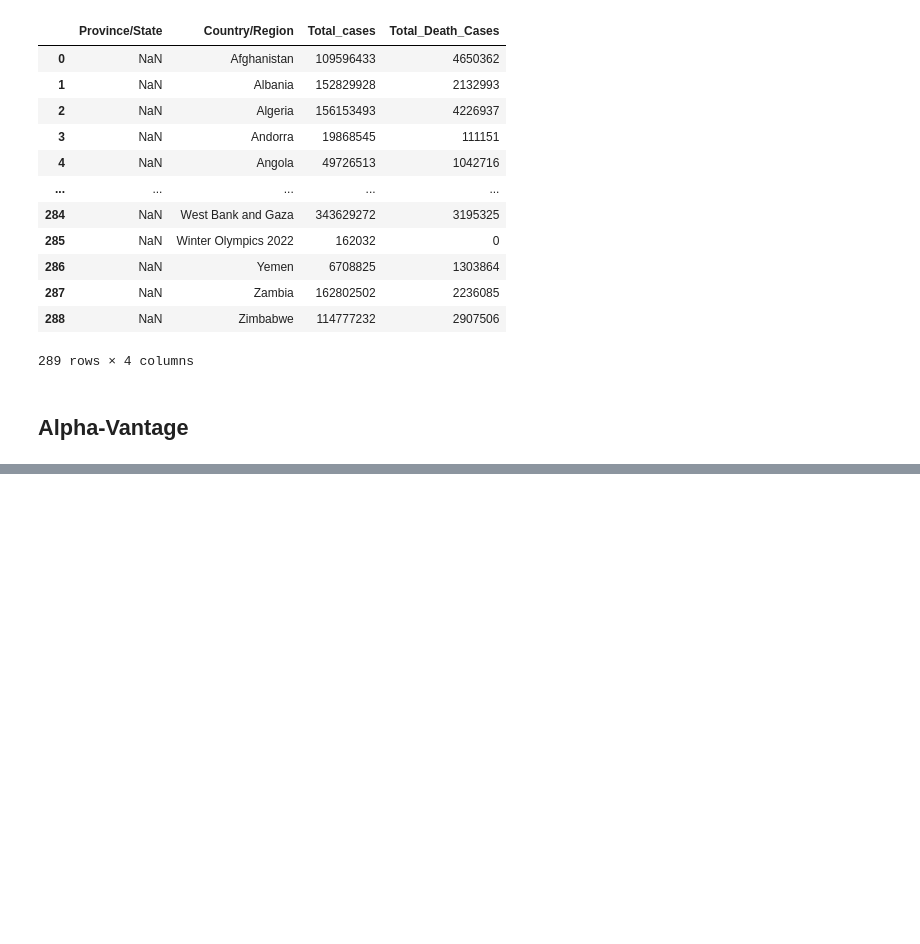
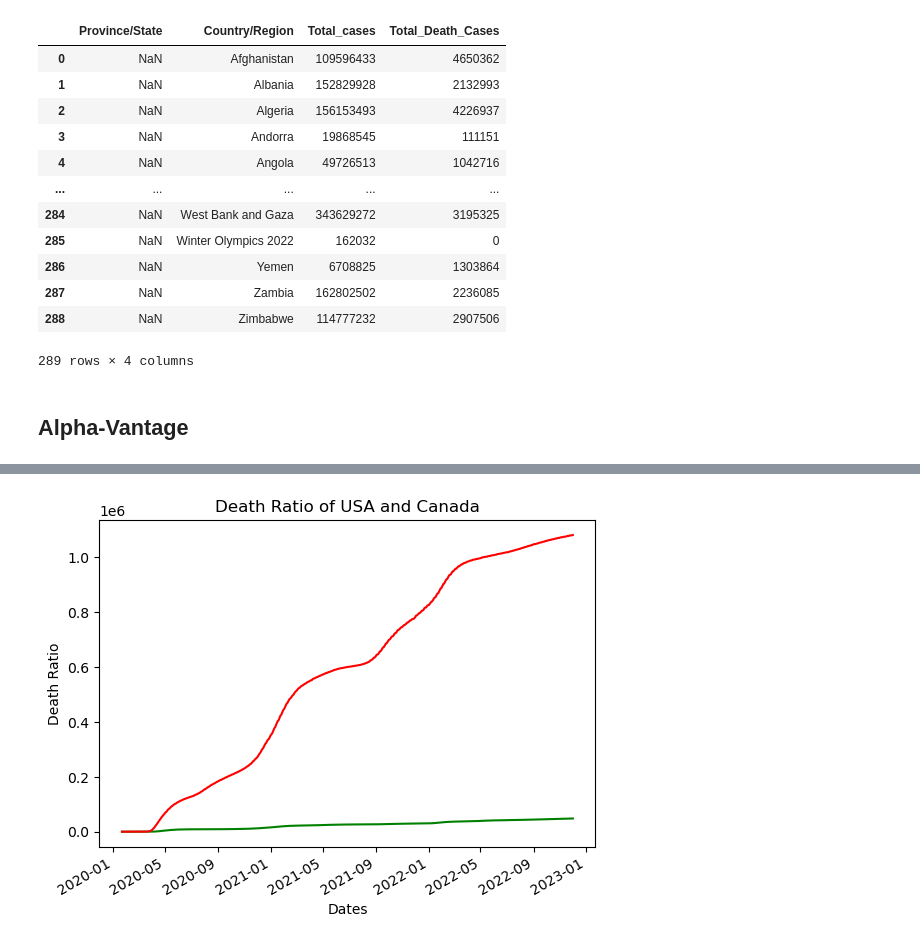
Before and after one commit to AIDA-Saskatchewan-polytechnic/Final_Project_Vismay_Jinal, a Jupyter notebook: Final_Project.ipynb, the cells around one changed output, grey strips where cells are left out. Drawn from its saved outputs; the diff is of its cells as text; code cells hidden in the pictures; blank space fills up the shorter version.

```diff
--- a/Final_Project.ipynb
+++ b/Final_Project.ipynb
@@ -192,0 +273,13 @@ stocks_df
+# %%
+fig = plt.figure()
+plt.plot_date(final_df['date'], final_df['Canada_deaths'], 'g-')
+plt.plot_date(final_df['date'], final_df['US_Death_Cases'], 'r-')
+
+plt.title('Death Ratio of USA and Canada')
+plt.xlabel('Dates')
+plt.ylabel('Death Ratio')
+
+fig.autofmt_xdate()
+plt.show()
+# %% [output]
+[figure, added]
```
Also changed, not shown: parts of 18 cells of this notebook.
